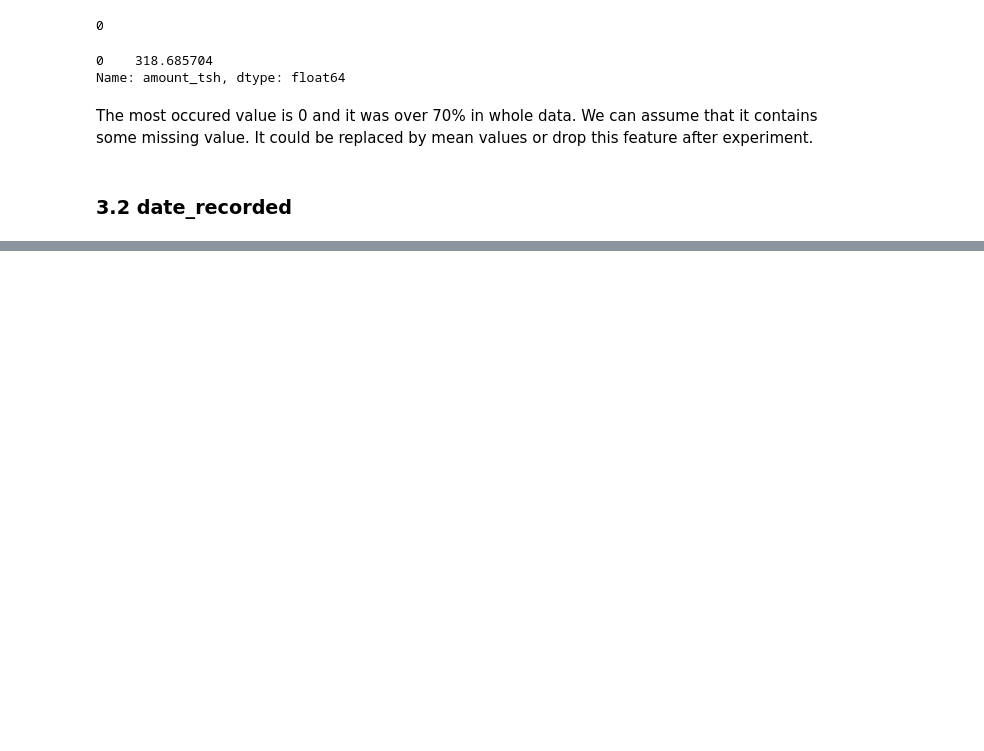
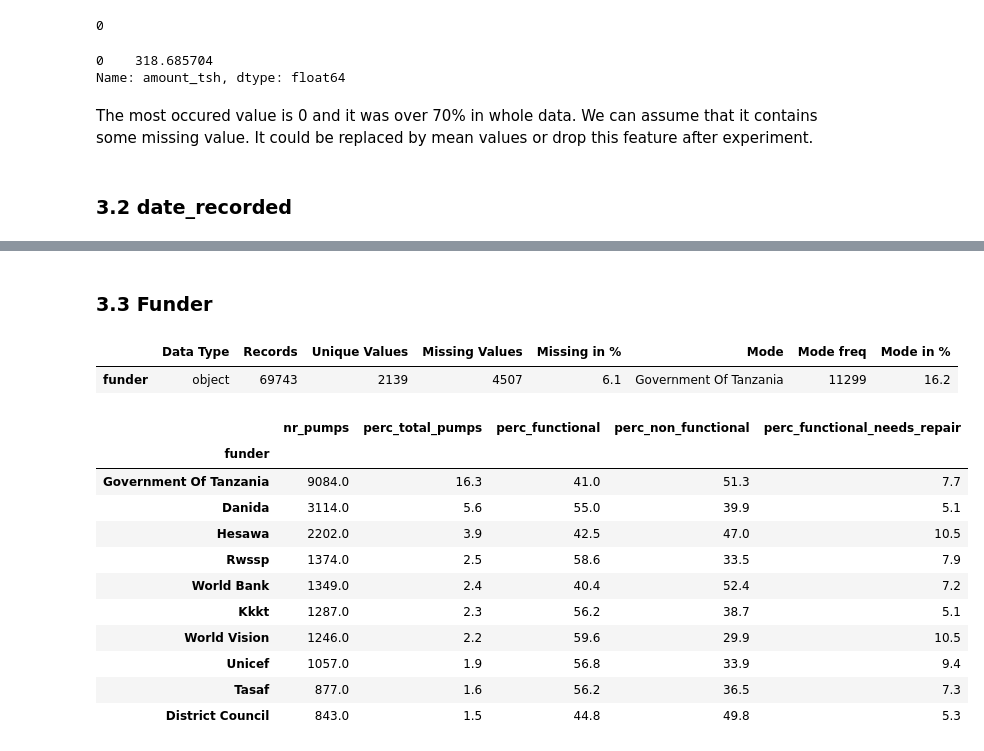
Before and after one commit to ryanlui16055/Water-Pump-Prediction, a Jupyter notebook: code/main.ipynb, the cells around one changed output, grey strips where cells are left out. Cells and saved outputs as stored; diff of their text form; code cells hidden in the pictures; blank space fills up the shorter version.

```diff
--- a/code/main.ipynb
+++ b/code/main.ipynb
@@ -282,0 +384,34 @@ It could be replaced by mean values or drop this feature after experiment.
+# %%
+All_data['month'] = pd.DatetimeIndex(All_data['date_recorded']).month
+
+# season encoder
+season_mapper = {1: 'Winter',2:'Winter', 3: 'long rain', 4: 'long rain', 5: 'long rain',6: 'long dry',
+                 7: 'long dry', 8: 'long dry', 9: 'long dry', 10: 'long dry', 11:'short rain', 12:'Winter'}
+#.p feature values to scale
+final_df['season']=final_df['month'].replace(season_mapper)
+final_df=final_df.drop('month', axis=1)
+# %% [markdown]
+### 3.3 Funder
+# %%
+cat_analysis.loc[['funder']]
+# %% [output]
+|  | Data Type | Records | Unique Values | Missing Values | Missing in % | Mode | Mode freq | Mode in % |
+| funder | object | 69743 | 2139 | 4507 | 6.1 | Government Of Tanzania | 11299 | 16.2 |
+# %%
+#check the distribution of status groups for the 10 most frequent funders
+funder = distribution_checker(All_data, 'funder')
+funder = funder.sort_values('nr_pumps', ascending= False)
+funder.head(10)
+# %% [output]
+|  | nr_pumps | perc_total_pumps | perc_functional | perc_non_functional | perc_functional_needs_repair |
+| funder |  |  |  |  |  |
+| Government Of Tanzania | 9084.0 | 16.3 | 41.0 | 51.3 | 7.7 |
+| Danida | 3114.0 | 5.6 | 55.0 | 39.9 | 5.1 |
+| Hesawa | 2202.0 | 3.9 | 42.5 | 47.0 | 10.5 |
+| Rwssp | 1374.0 | 2.5 | 58.6 | 33.5 | 7.9 |
+| World Bank | 1349.0 | 2.4 | 40.4 | 52.4 | 7.2 |
+| Kkkt | 1287.0 | 2.3 | 56.2 | 38.7 | 5.1 |
+| World Vision | 1246.0 | 2.2 | 59.6 | 29.9 | 10.5 |
+| Unicef | 1057.0 | 1.9 | 56.8 | 33.9 | 9.4 |
+| Tasaf | 877.0 | 1.6 | 56.2 | 36.5 | 7.3 |
+| District Council | 843.0 | 1.5 | 44.8 | 49.8 | 5.3 |
```
Also changed, not shown: parts of 65 cells of this notebook, 1 other file.
